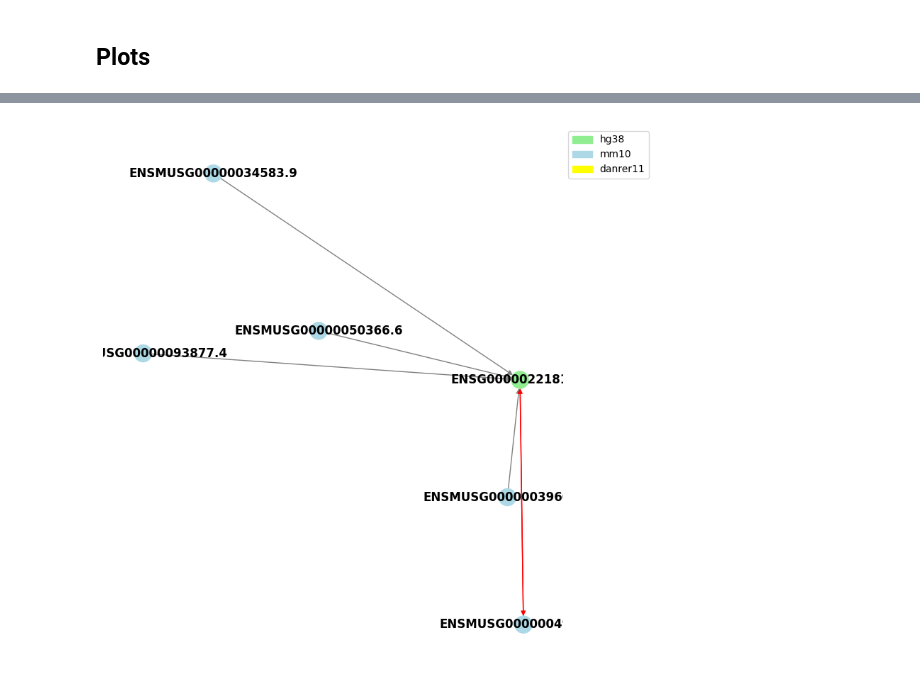
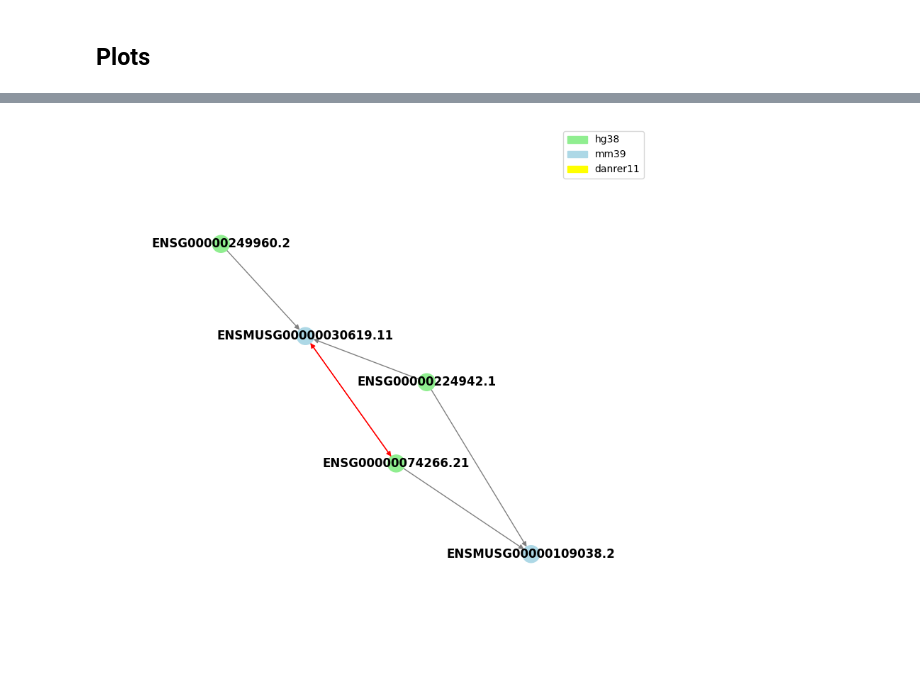
Before and after one commit to Carlospq/ConnectOR, a Jupyter notebook: ConnectOR.ipynb, the cells around one changed output, grey strips where cells are left out. Saved outputs shown, nothing was run; the diff lists cells and outputs as text; code cells hidden in the pictures.

Commit message:
Updated jupyter file with las version of ConnectOR code

```diff
--- a/ConnectOR.ipynb
+++ b/ConnectOR.ipynb
@@ -644,25 +631,22 @@ config_df = read_config("./config")
 config_df.set_index("species", inplace = True)
 config_df["default"] = "False|False"
 for i in config_df.index:
-
     #Check if assembly_version exists in dictionaries
     if not config_df.loc[i]["assembly_version"].lower() in dictionaries["chain_maps"]:
         print("'%s' is not a valid assembly_version. Please use one of the following values for default analysis: %s"%(config_df.loc[i]["assembly_version"], ",".join(dictionaries["chain_maps"])))
         sys.exit(1)
-
     #Add and download default annotations in config if not provided
     if not config_df.loc[i]["annotation"]:
-        if "danrer" in config_df.loc[i]["assembly_version"]:
+        if "danrer" in config_df.loc[i]["assembly_version"].lower():
         	default_gtf = dictionaries["gtfs_ensembl_r98"][config_df.loc[i]["assembly_version"].lower()].split("/")[-1]
-        	download_default_files(dictionaries["gtfs_ensembl_r98"][config_df.loc[i]["assembly_version"]], "GTFs")
+        	download_default_files(dictionaries["gtfs_ensembl_r98"][config_df.loc[i]["assembly_version"].lower()], "GTFs")
         else:
         	default_gtf = dictionaries["gtfs"][config_df.loc[i]["assembly_version"].lower()].split("/")[-1]
-        	download_default_files(dictionaries["gtfs"][config_df.loc[i]["assembly_version"]], "GTFs")
+        	download_default_files(dictionaries["gtfs"][config_df.loc[i]["assembly_version"].lower()], "GTFs")
         config_df.at[i, 'default'] = change_default("gtf", "True", config_df, i)
         config_df.at[i, 'annotation'] = "GTFs/"+default_gtf
     else:
         check_file([config_df.loc[i]["annotation"]])
-
     #Add and download default chainmaps in config if not provided
     if not config_df.loc[i]["chainmap"]:
         chainmaps = []
@@ -735,3 +720,8 @@ Sorting BED files...
+# %%
+# Remove possible exon duplications due to different isoforms in GTF files
+for fileName in os.listdir("BEDs"):
+    call = 'sort %s | uniq > %s; mv %s %s'%('BEDs/'+fileName, 'BEDs/tmp.bed', 'BEDs/tmp.bed', 'BEDs/'+fileName)
+    subprocess.call(call, shell=True, executable='/bin/bash')
 # %% [markdown]
 ## LifOver exons/genes
 # %%
@@ -914,7 +975,7 @@ Predicting orthologues...
 # %%
 ### RESULTS
 input_path = './orthology'
-files = [x for x in listdir(input_path) if "exon" in x or "gene" in x]
+files = [x for x in listdir(input_path)]
 
 sps = {}
 for input_file in files:
@@ -959,17 +1020,17 @@ for input_file in files:
 # %% [markdown]
 ## Find Clustered genes
 # %%
-# GeneMaps into dictionary by species
+### GeneMaps into dictionary by species
 gene_type = {}
 for input_file in [x for x in os.listdir("./maps")]:
     sp = input_file.split(".")[0]
     gene_type[sp] = geneID_map_to_dict('maps/%s.geneID_map.txt'%(sp))
 
-# Orthology input files
+### Orthology input files
 input_path = './orthology'
-orthology_files = [x for x in listdir(input_path) if "exon" in x or "gene" in x]
+orthology_files = [x for x in listdir(input_path)]
 
-#Generate clusters
+### Generate clusters
 ALL_GENES = []
 EDGES = {"exon": [],
          "gene": []}
@@ -989,7 +1050,7 @@ for file in orthology_files:
     ALL_GENES = sorted(set(ALL_GENES))
 
     #Read pd's with classification
-    df = pd.read_csv("./orthology/%s"%(file), sep="\t", header=1,
+    df = pd.read_csv("./orthology/%s"%(file), sep="\t", header=0,
                      names = ["GeneA_ID", "GeneA_biotype", "GeneB_IDs", "GeneB_biotypes", "GeneB_Classification", "GeneA_number_overlapping_exons", "GeneA_percent_overlapping"])
     df = df[['GeneA_ID','GeneA_biotype', 'GeneB_IDs']]
 
@@ -1008,7 +1069,7 @@ for file in orthology_files:
             edge = ((org_source, geneA_ID, geneA_biotype), (org_destin, geneB_ID, geneB_biotype))
             EDGES[feature].append(edge)
 
-# Create network (clusters)
+### Create network (clusters)
 G_exon = nx.DiGraph()
 G_exon.add_nodes_from(ALL_GENES)
 G_exon.add_edges_from(EDGES["exon"])
@@ -1095,12 +1255,13 @@ date
 # %%
 ## Only for jupyter
 ## Plotting components in jupyter
-component_number = 506
+col_dictionary = {"hg38": "lightgreen",
+                  "mm39": "lightblue",
+                  "danrer11": "yellow",}
+
+component_number = 2000
 
 Ge = G_exon.subgraph(components_exon[component_number])
-plot_component(Ge)
-
-#Gg = G_gene.subgraph(components_exon[component_number])
-#plot_component(Gg)
+plot_component(Ge, dictionary=col_dictionary)
 # %% [output]
-[figure, old version]
+[figure, new version]
```
Also changed, not shown: parts of 19 cells of this notebook.
